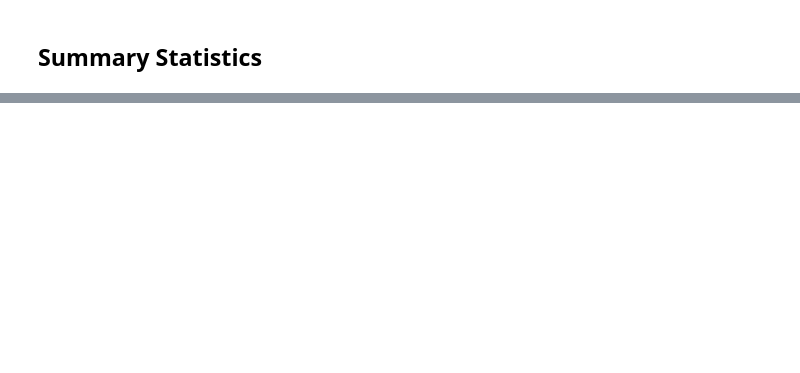
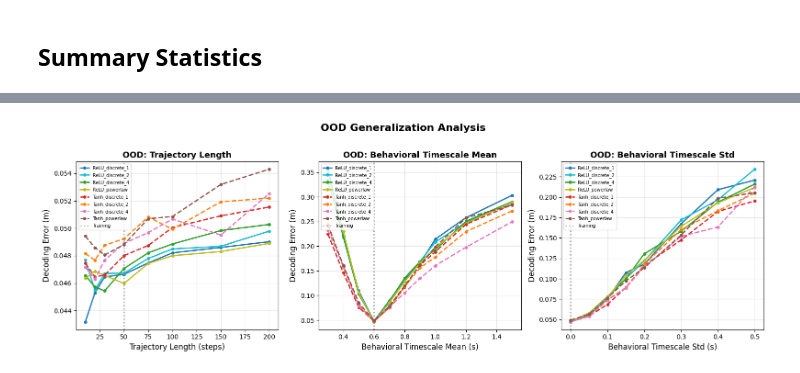
Before and after one commit to geometric-intelligence/timescales, a Jupyter notebook: timescales/notebooks/16_timescale_distribution_sweep.ipynb, the cells around one changed output, grey strips where cells are left out. Drawn from its saved outputs; the diff is of its cells as text; code cells hidden in the pictures; blank space fills up the shorter version.

```diff
--- a/timescales/notebooks/16_timescale_distribution_sweep.ipynb
+++ b/timescales/notebooks/16_timescale_distribution_sweep.ipynb
@@ -461,0 +524,17 @@ Tanh_powerlaw                       96      37.5%        0.679        1.482 m
+# %%
+# OOD test parameters
+test_lengths = [10, 20, 30, 50, 75, 100, 150, 200]
+test_behav_means = [0.3, 0.4, 0.5, 0.6, 0.7, 0.8, 0.9, 1.0, 1.2, 1.5]
+test_behav_stds = [0.0, 0.05, 0.1, 0.15, 0.2, 0.3, 0.4, 0.5]
+
+# Load training config to get reference values
+sample_config_path = SWEEP_DIR / EXPERIMENT_NAMES[0] / "seed_0" / "config_seed0.yaml"
+with open(sample_config_path) as f:
+    sample_config = yaml.safe_load(f)
+
+training_length = sample_config["num_time_steps"]
+training_behav_mean = sample_config["behavioral_timescale_mean"]
+training_behav_std = sample_config["behavioral_timescale_std"]
+
+print(f"Training length: {training_length} steps")
+print(f"Training behavioral timescale: mean={training_behav_mean}s, std={training_behav_std}s")
@@ -461,0 +716,59 @@ Tanh_powerlaw                       96      37.5%        0.679        1.482 m
+# %%
+# Plot OOD generalization results
+fig, axes = plt.subplots(1, 3, figsize=(16, 5))
+
+# Linestyles: solid for ReLU, dashed for Tanh
+linestyles = {name: "-" if "ReLU" in name else "--" for name in EXPERIMENT_NAMES}
+
+# --- 1: Trajectory Length ---
+ax = axes[0]
+for exp_name, results in all_ood_results.items():
+    color = colors.get(exp_name, "gray")
+    ls = linestyles.get(exp_name, "-")
+    ax.plot(test_lengths, results["length"], color=color, linestyle=ls, linewidth=2,
+            label=exp_name, marker="o", markersize=4)
+
+ax.axvline(training_length, color="gray", linestyle=":", linewidth=2, alpha=0.7, label="Training")
+ax.set_xlabel("Trajectory Length (steps)", fontsize=12)
+ax.set_ylabel("Decoding Error (m)", fontsize=12)
+ax.set_title("OOD: Trajectory Length", fontsize=13, fontweight="bold")
+ax.legend(loc="upper left", fontsize=7)
+ax.grid(True, alpha=0.3)
+
+# --- 2: Behavioral Timescale Mean ---
+ax = axes[1]
+for exp_name, results in all_ood_results.items():
+    color = colors.get(exp_name, "gray")
+    ls = linestyles.get(exp_name, "-")
+    ax.plot(test_behav_means, results["behav_mean"], color=color, linestyle=ls, linewidth=2,
+            label=exp_name, marker="o", markersize=4)
+
+ax.axvline(training_behav_mean, color="gray", linestyle=":", linewidth=2, alpha=0.7, label="Training")
+ax.set_xlabel("Behavioral Timescale Mean (s)", fontsize=12)
+ax.set_ylabel("Decoding Error (m)", fontsize=12)
+#ax.set_yscale("log")
+ax.set_title("OOD: Behavioral Timescale Mean", fontsize=13, fontweight="bold")
+ax.legend(loc="upper left", fontsize=7)
+ax.grid(True, alpha=0.3)
+
+# --- 3: Behavioral Timescale Std ---
+ax = axes[2]
+for exp_name, results in all_ood_results.items():
+    color = colors.get(exp_name, "gray")
+    ls = linestyles.get(exp_name, "-")
+    ax.plot(test_behav_stds, results["behav_std"], color=color, linestyle=ls, linewidth=2,
+            label=exp_name, marker="o", markersize=4)
+
+ax.axvline(training_behav_std, color="gray", linestyle=":", linewidth=2, alpha=0.7, label="Training")
+ax.set_xlabel("Behavioral Timescale Std (s)", fontsize=12)
+ax.set_ylabel("Decoding Error (m)", fontsize=12)
+ax.set_title("OOD: Behavioral Timescale Std", fontsize=13, fontweight="bold")
+ax.legend(loc="upper left", fontsize=7)
+ax.grid(True, alpha=0.3)
+
+fig.suptitle("OOD Generalization Analysis", fontsize=16, fontweight="bold", y=1.02)
+plt.tight_layout()
+plt.savefig(SWEEP_DIR / "ood_generalization.png", dpi=150, bbox_inches="tight")
+plt.show()
+# %% [output]
+[figure, added]
```
Also changed, not shown: parts of 14 cells of this notebook, 8 other files.
